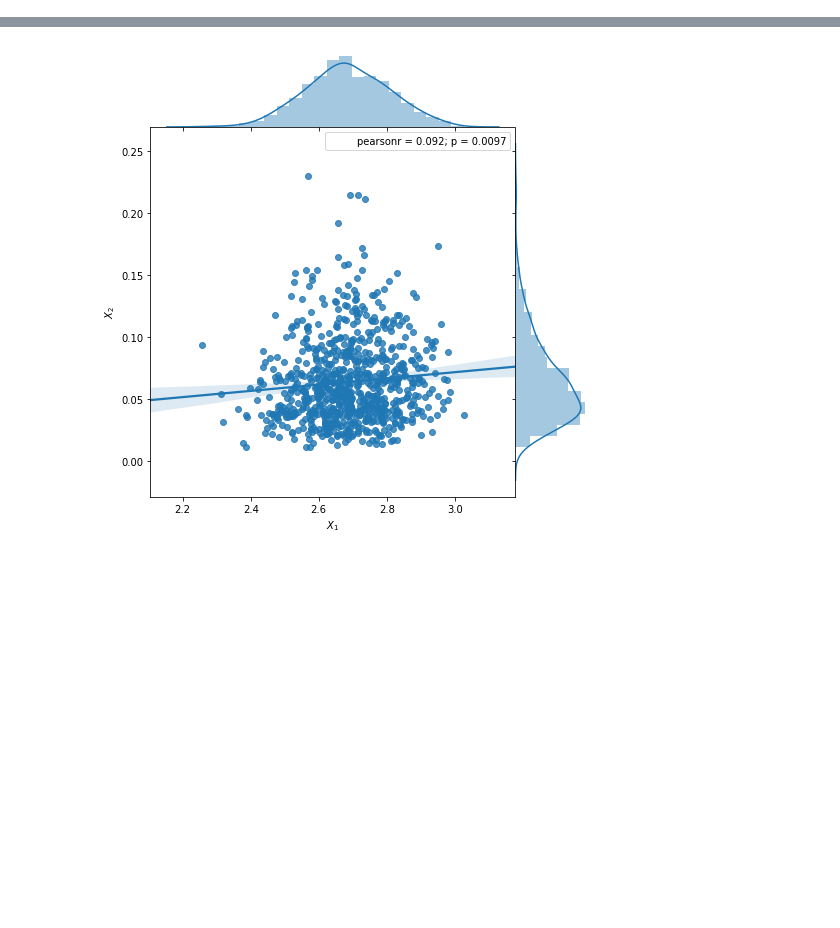
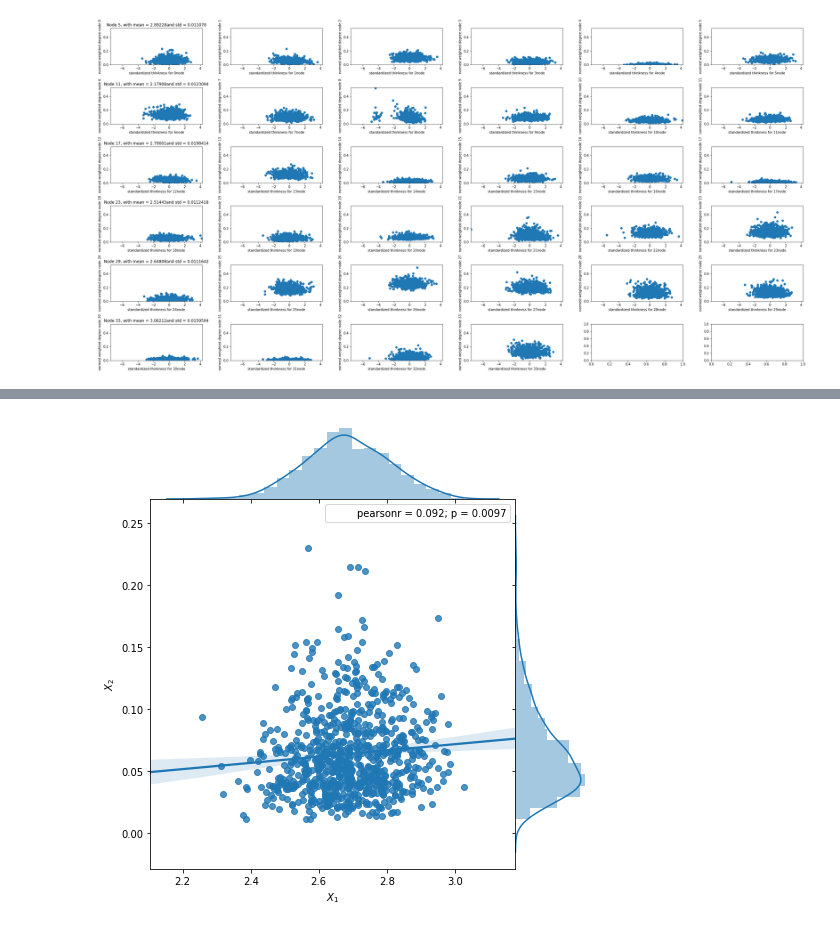
Before and after one commit to Ayagoz/connec, a Jupyter notebook: connec/tv/Untitled.ipynb, the cells around one changed output, grey strips where cells are left out. Saved outputs shown, nothing was run; the diff lists cells and outputs as text; code cells hidden in the pictures; blank space fills up the shorter version.

```diff
--- a/connec/tv/Untitled.ipynb
+++ b/connec/tv/Untitled.ipynb
@@ -32,0 +87,19 @@ import seaborn as sns
+# %%
+fig, ax = plt.subplots(6,6, figsize = (30,15))
+for i in range(6):
+    for j in range(6):
+        if i == 5:
+            if j == 4:
+                break
+        ax[i, j].scatter(st_think[:,idx[i,j]], norm_wdeg[:,idx[i,j]])
+    #     ax[i, 1].scatter(st_think[:, 34 + i], norm_wdeg[:, 34+i])
+        ax[i, 0].set_title('Node ' + str(idx[i,j]) + ', with mean = ' + str(mean_think[idx[i,j]]) + 'and std = ' + str(std_think[idx[i,j]]))
+
+        ax[i, j].set_xlabel('standardized thinkness for ' + str(idx[i,j]) + 'node')
+        ax[i, j].set_ylabel('normed weighted degree node ' + str(idx[i,j]))
+        ax[i, j].set_xlim([min_st_think, max_st_think])
+        ax[i, j].set_ylim([min_norm_wdeg, max_norm_wdeg])
+plt.tight_layout()
+plt.savefig('thinkness_to_norm_wdeg', dpi = 500)
+# %% [output]
+[figure, added]
```
Also changed, not shown: parts of 28 cells of this notebook, 9 other files.
